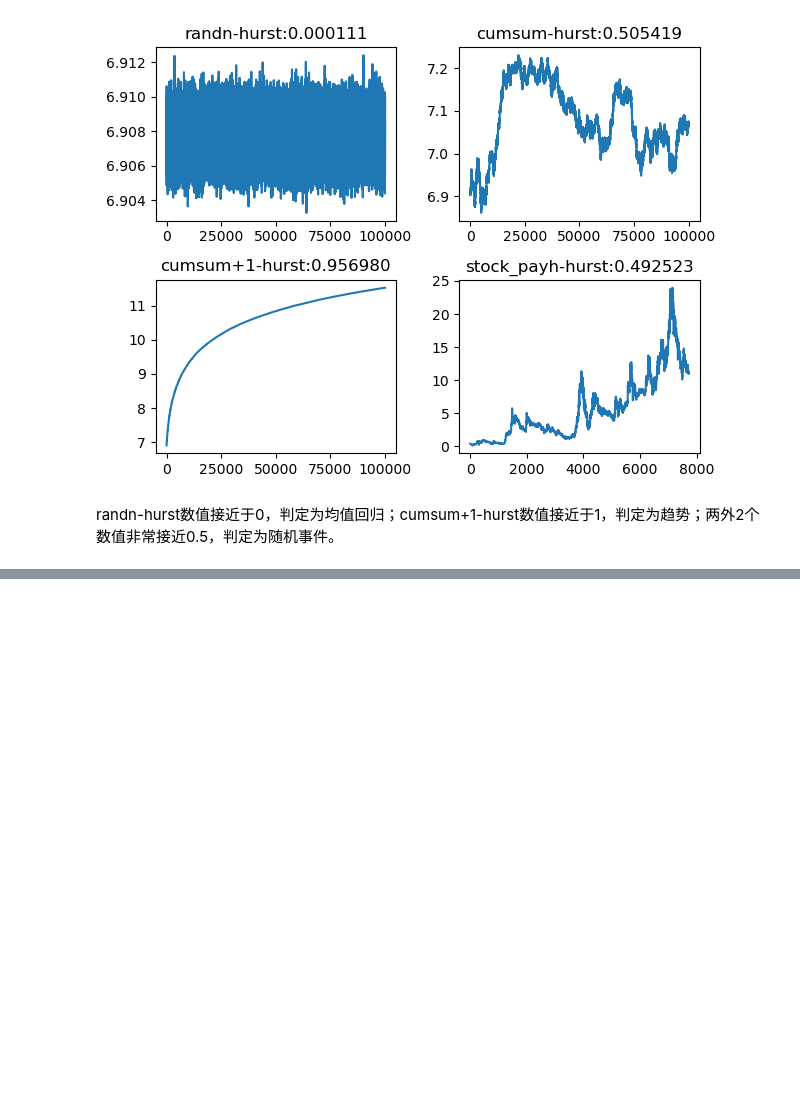
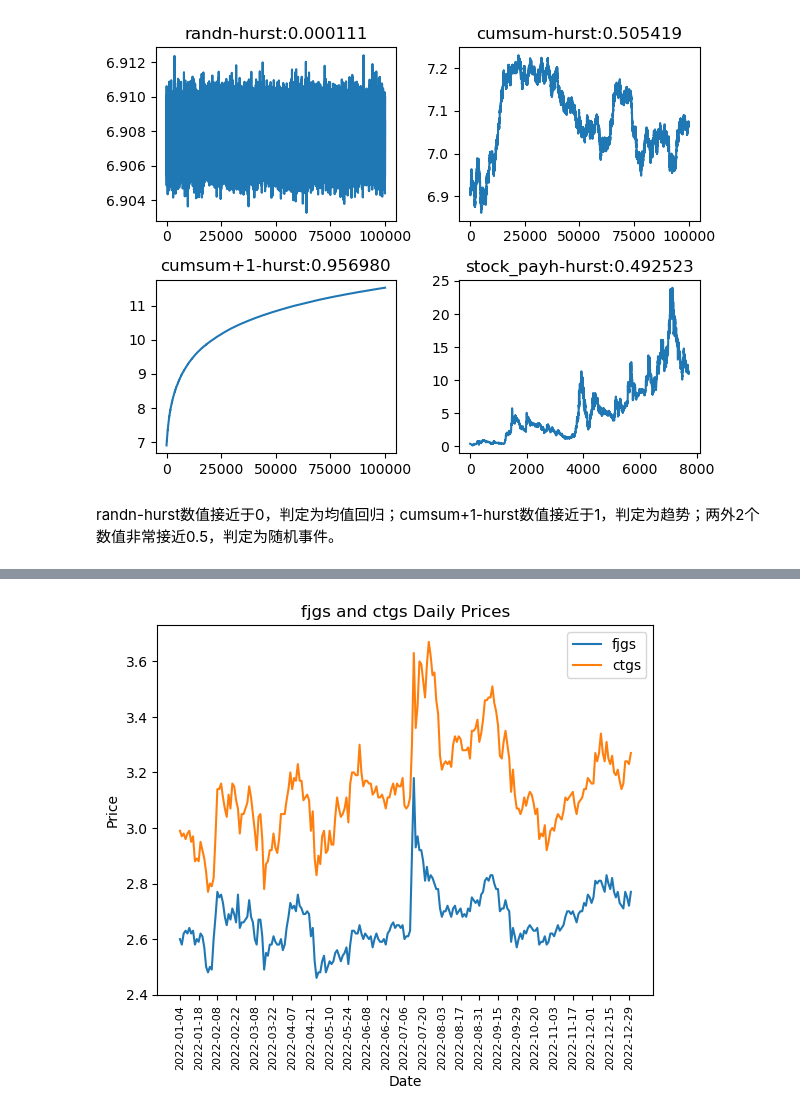
Before and after one commit to mindandhand/backtrader_learn_book, a Jupyter notebook: ipynb/时间序列分析.ipynb, the cells around one changed output, grey strips where cells are left out. Saved outputs shown, nothing was run; the diff lists cells and outputs as text; code cells hidden in the pictures; blank space fills up the shorter version.

```diff
--- a/ipynb/时间序列分析.ipynb
+++ b/ipynb/时间序列分析.ipynb
@@ -153,0 +198,18 @@ randn-hurst数值接近于0，判定为均值回归；cumsum+1-hurst数值接近
+# %%
+# 福建高速
+fjgs =  ak.stock_zh_a_daily(symbol="sh600033", start_date="20220101", end_date="20230101",adjust="qfq")
+#print(fjgs[:-3])
+#print(fjgs.index)
+# 楚天高速
+ctgs = ak.stock_zh_a_daily(symbol="sh600035",  start_date="20220101", end_date="20230101",adjust="qfq")
+df = pd.DataFrame(index=fjgs.index)
+# 使用np.log 取对数的方式对数据进行归一化
+df["date"] = fjgs["date"]
+df["fjgs"] = (fjgs["close"])
+df["ctgs"] = (ctgs["close"])
+print()
+#print(df)
+# Plot the two time series
+plot_price_series(df, "fjgs", "ctgs")
+# %% [output]
+[figure, added]
```
Also changed, not shown: parts of 10 cells of this notebook, 15 other files.
